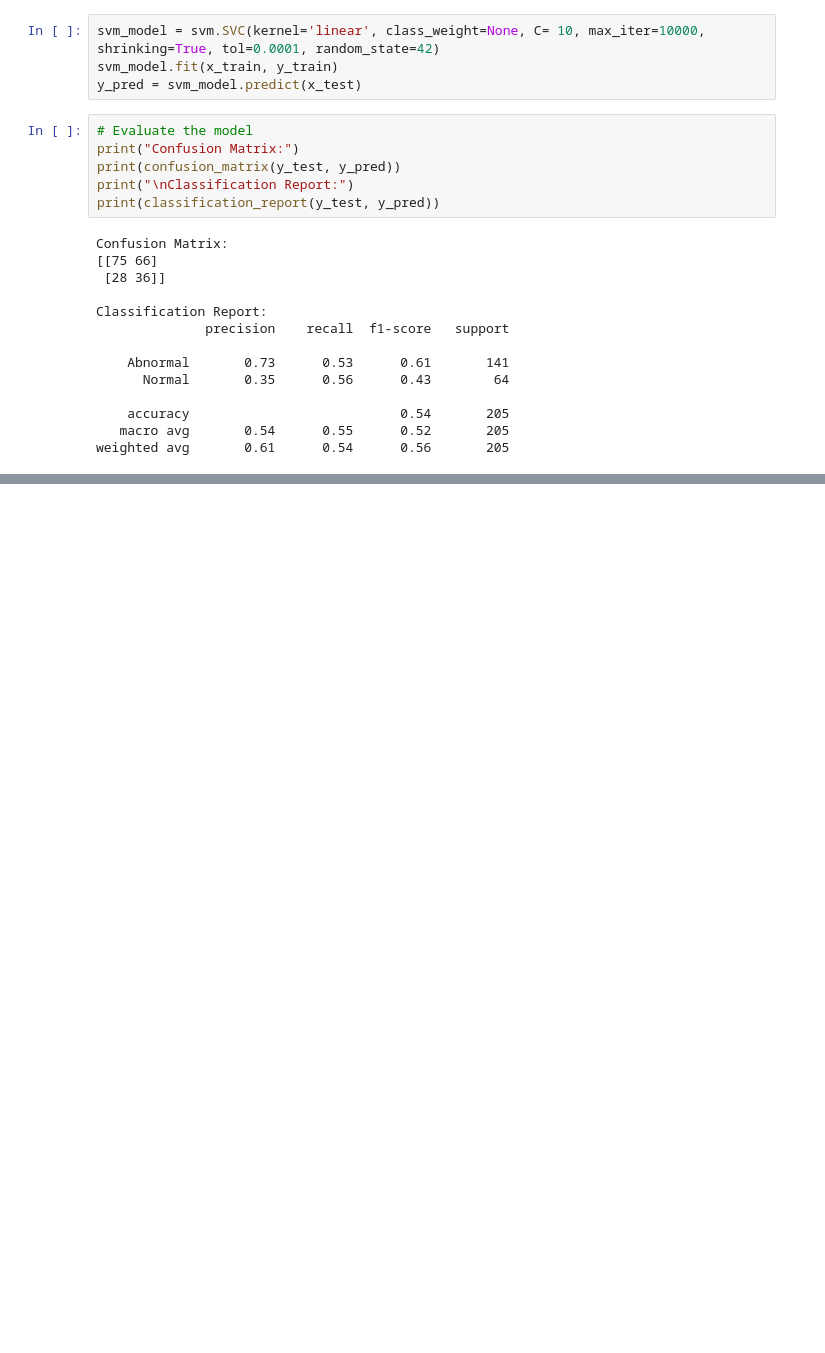
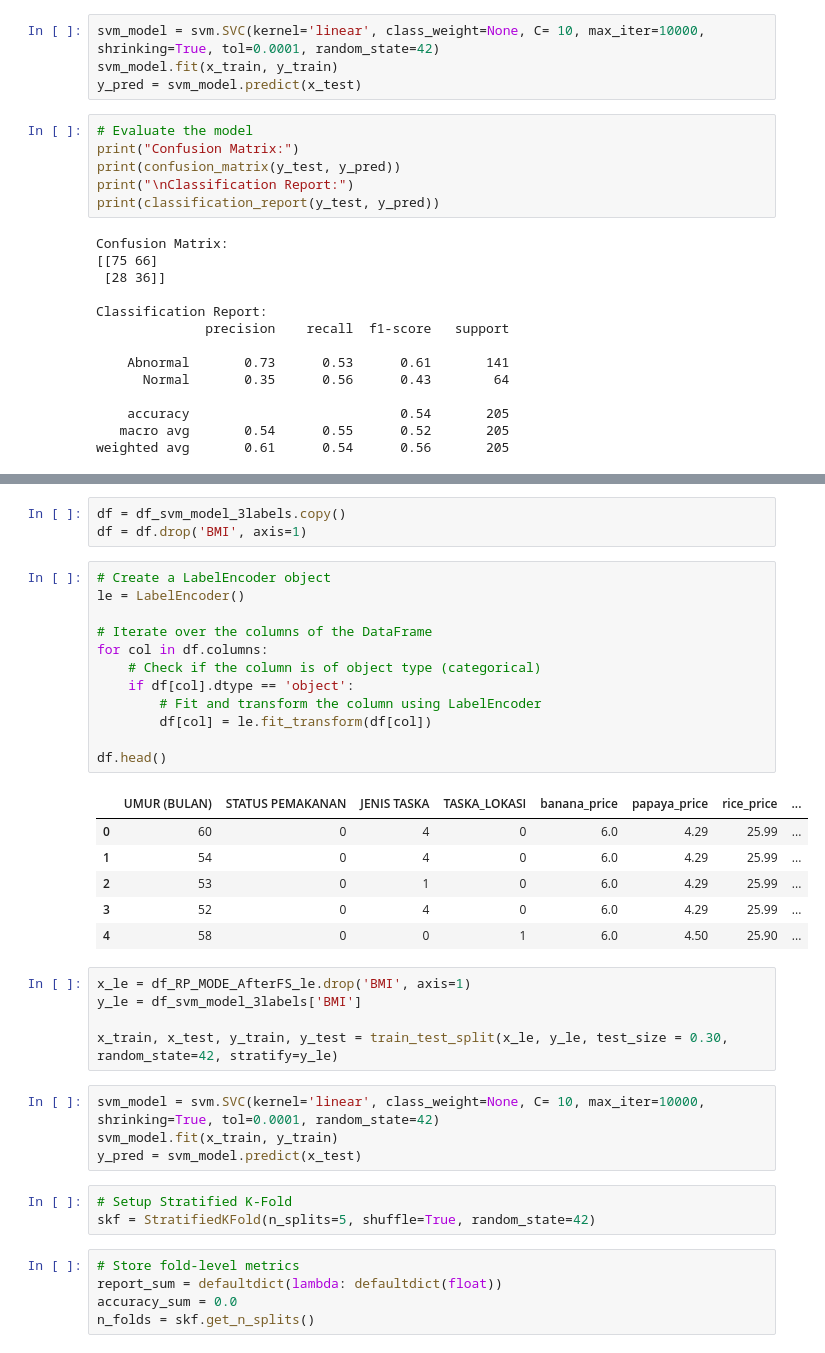
Before and after one commit to j9988/Kids_Nutrition_Level_Predicion, a Jupyter notebook: SVM.ipynb, the cells around one changed output, grey strips where cells are left out. Drawn from its saved outputs; the diff is of its cells as text; blank space fills up the shorter version.

```diff
--- a/SVM.ipynb
+++ b/SVM.ipynb
@@ -1048,0 +1073,39 @@ weighted avg       0.61      0.54      0.56       205
+# %%
+df = df_svm_model_3labels.copy()
+df = df.drop('BMI', axis=1)
+# %%
+# Create a LabelEncoder object
+le = LabelEncoder()
+
+# Iterate over the columns of the DataFrame
+for col in df.columns:
+    # Check if the column is of object type (categorical)
+    if df[col].dtype == 'object':
+        # Fit and transform the column using LabelEncoder
+        df[col] = le.fit_transform(df[col])
+
+df.head()
+# %% [output]
+|  | UMUR (BULAN) | STATUS PEMAKANAN | JENIS TASKA | TASKA_LOKASI | banana_price | papaya_price | rice_price | ... |
+| 0 | 60 | 0 | 4 | 0 | 6.0 | 4.29 | 25.99 | ... |
+| 1 | 54 | 0 | 4 | 0 | 6.0 | 4.29 | 25.99 | ... |
+| 2 | 53 | 0 | 1 | 0 | 6.0 | 4.29 | 25.99 | ... |
+| 3 | 52 | 0 | 4 | 0 | 6.0 | 4.29 | 25.99 | ... |
+| 4 | 58 | 0 | 0 | 1 | 6.0 | 4.50 | 25.90 | ... |
+# %%
+x_le = df_RP_MODE_AfterFS_le.drop('BMI', axis=1)
+y_le = df_svm_model_3labels['BMI']
+
+x_train, x_test, y_train, y_test = train_test_split(x_le, y_le, test_size = 0.30, random_state=42, stratify=y_le)
+# %%
+svm_model = svm.SVC(kernel='linear', class_weight=None, C= 10, max_iter=10000, shrinking=True, tol=0.0001, random_state=42)
+svm_model.fit(x_train, y_train)
+y_pred = svm_model.predict(x_test)
+# %%
+# Setup Stratified K-Fold
+skf = StratifiedKFold(n_splits=5, shuffle=True, random_state=42)
+# %%
+# Store fold-level metrics
+report_sum = defaultdict(lambda: defaultdict(float))
+accuracy_sum = 0.0
+n_folds = skf.get_n_splits()
```
Also changed, not shown: parts of 6 cells of this notebook, 7 other files.
